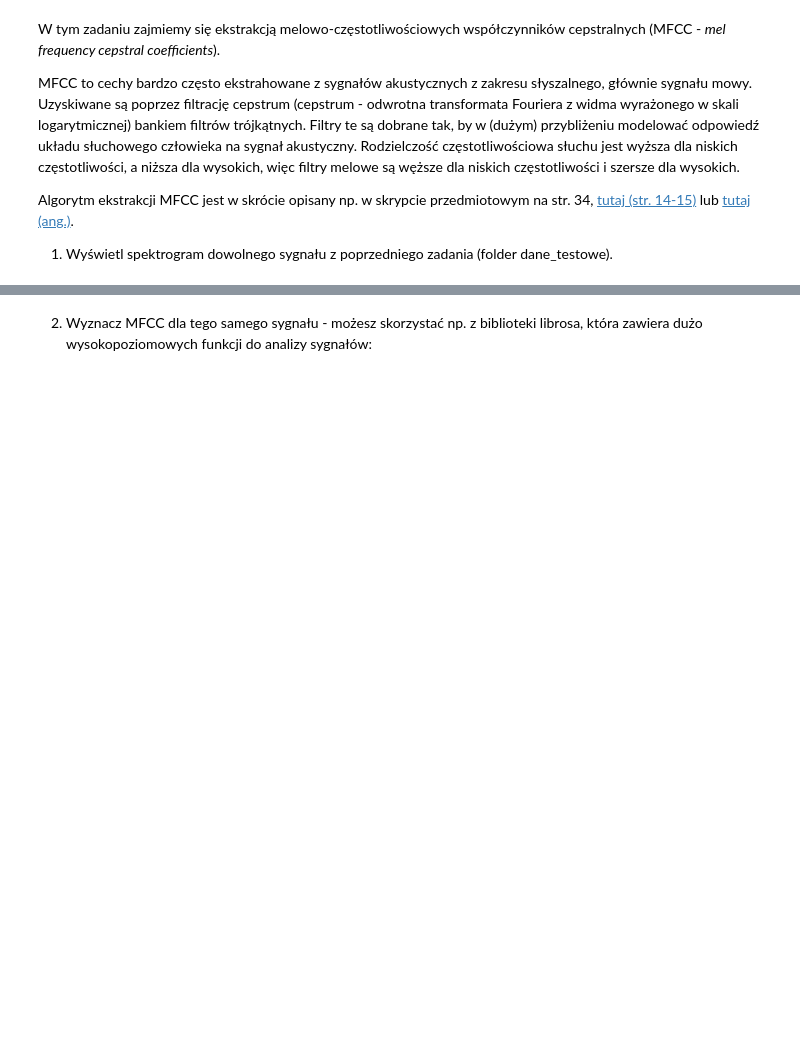
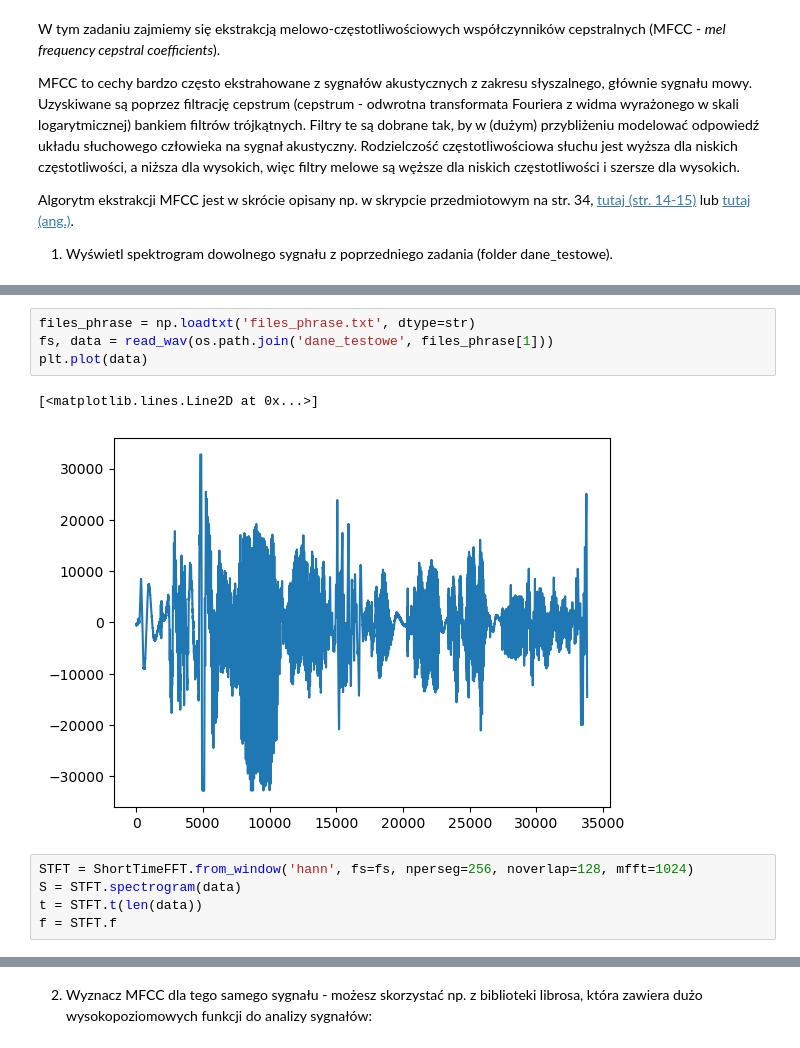
Before and after one commit to matgaj/pum2025, a Jupyter notebook: Lab2/Lab2_zad2_MFCC.ipynb, the cells around one changed output, grey strips where cells are left out. Saved outputs shown, nothing was run; the diff lists cells and outputs as text; blank space fills up the shorter version.

```diff
--- a/Lab2/Lab2_zad2_MFCC.ipynb
+++ b/Lab2/Lab2_zad2_MFCC.ipynb
@@ -8,0 +22,12 @@ Algorytm ekstrakcji MFCC jest w skrócie opisany np. w skrypcie przedmiotowym na
+# %%
+files_phrase = np.loadtxt('files_phrase.txt', dtype=str)
+fs, data = read_wav(os.path.join('dane_testowe', files_phrase[1]))
+plt.plot(data)
+# %% [output]
+[<matplotlib.lines.Line2D at 0x...>]
+[figure, added]
+# %%
+STFT = ShortTimeFFT.from_window('hann', fs=fs, nperseg=256, noverlap=128, mfft=1024)
+S = STFT.spectrogram(data)
+t = STFT.t(len(data))
+f = STFT.f
```
Also changed, not shown: parts of 11 cells of this notebook, 3 other files.
